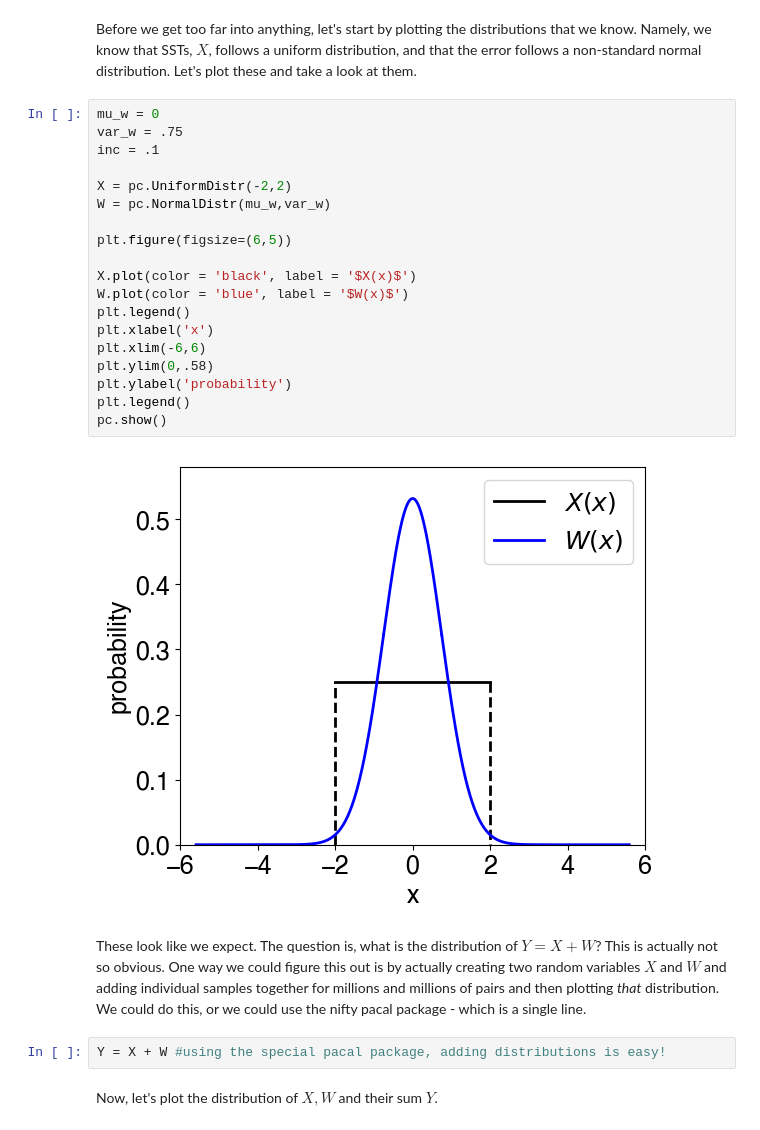
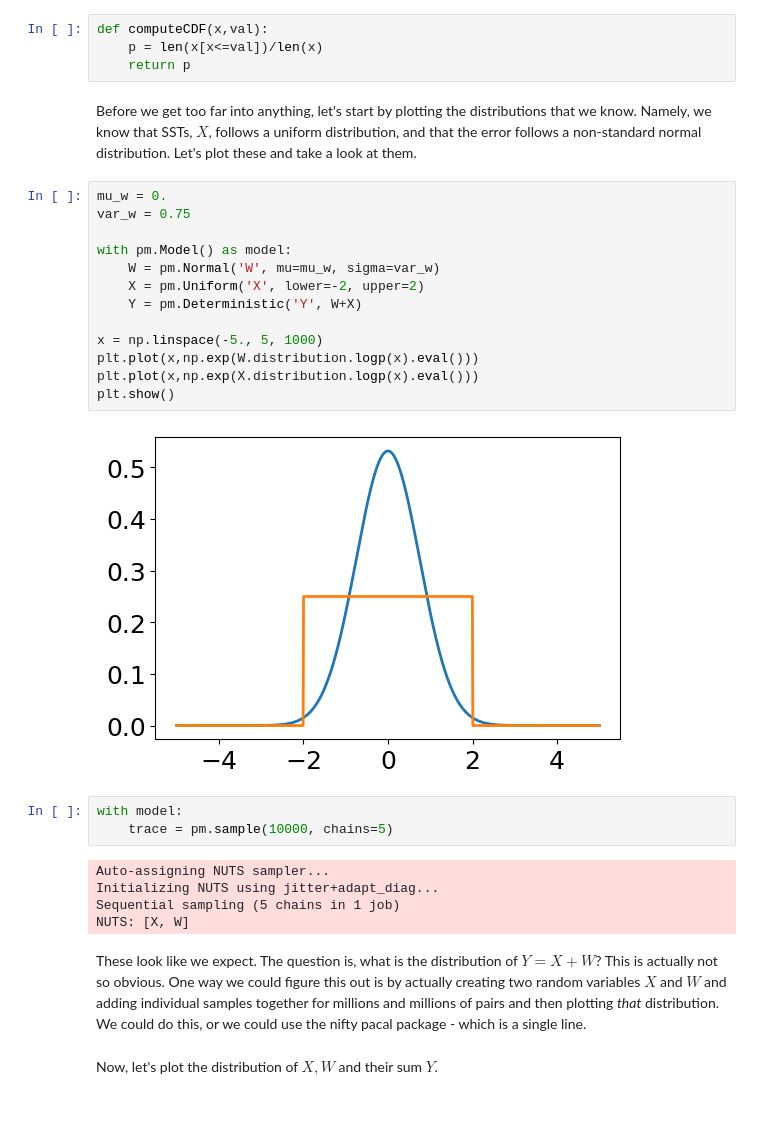
Before and after one commit to kjmayer/ats655-coursematerial, a Jupyter notebook: jupyter_notebooks/bayesian_sst_example.ipynb, the cells around one changed output. Drawn from its saved outputs; the diff is of its cells as text.

```diff
--- a/jupyter_notebooks/bayesian_sst_example.ipynb
+++ b/jupyter_notebooks/bayesian_sst_example.ipynb
@@ -41,32 +39,36 @@ plt.rc('font', size=fig_text_default, weight='normal',family='sans-serif')
 plt.rc('axes',titlesize=fig_title_default,titleweight='bold')
 mpl.rcParams['figure.dpi'] = 100
 #mpl.rcParams['xtick.labelsize'] = fig_text_default
+# %%
+def computeCDF(x,val):
+    p = len(x[x<=val])/len(x)
+    return p
 # %% [markdown]
 Before we get too far into anything, let's start by plotting the distributions that we know. Namely, we know that SSTs, $X$, follows a uniform distribution, and that the error follows a non-standard normal distribution. Let's plot these and take a look at them.
-# %%
-mu_w = 0
-var_w = .75
-inc = .1
-
-X = pc.UniformDistr(-2,2)
-W = pc.NormalDistr(mu_w,var_w)
-
-plt.figure(figsize=(6,5))
-
-X.plot(color = 'black', label = '$X(x)$')
-W.plot(color = 'blue', label = '$W(x)$')
-plt.legend()
-plt.xlabel('x')
-plt.xlim(-6,6)
-plt.ylim(0,.58)
-plt.ylabel('probability')
-plt.legend()
-pc.show()
-# %% [output]
-[figure, removed]
+# %%
+mu_w = 0.
+var_w = 0.75
+
+with pm.Model() as model:
+    W = pm.Normal('W', mu=mu_w, sigma=var_w)
+    X = pm.Uniform('X', lower=-2, upper=2)
+    Y = pm.Deterministic('Y', W+X)
+
+x = np.linspace(-5., 5, 1000)
+plt.plot(x,np.exp(W.distribution.logp(x).eval()))
+plt.plot(x,np.exp(X.distribution.logp(x).eval()))
+plt.show()
+# %% [output]
+[figure, added]
+# %%
+with model:
+    trace = pm.sample(10000, chains=5)
+# %% [output]
+Auto-assigning NUTS sampler...
+Initializing NUTS using jitter+adapt_diag...
+Sequential sampling (5 chains in 1 job)
+NUTS: [X, W]
 # %% [markdown]
 These look like we expect. The question is, what is the distribution of $Y = X + W$? This is actually not so obvious. One way we could figure this out is by actually creating two random variables $X$ and $W$ and adding individual samples together for millions and millions of pairs and then plotting *that* distribution. We could do this, or we could use the nifty pacal package - which is a single line.
-# %%
-Y = X + W #using the special pacal package, adding distributions is easy!
 # %% [markdown]
 Now, let's plot the distribution of $X, W$ and their sum $Y$.
```
Also changed, not shown: parts of 14 cells of this notebook, 1 other file.
